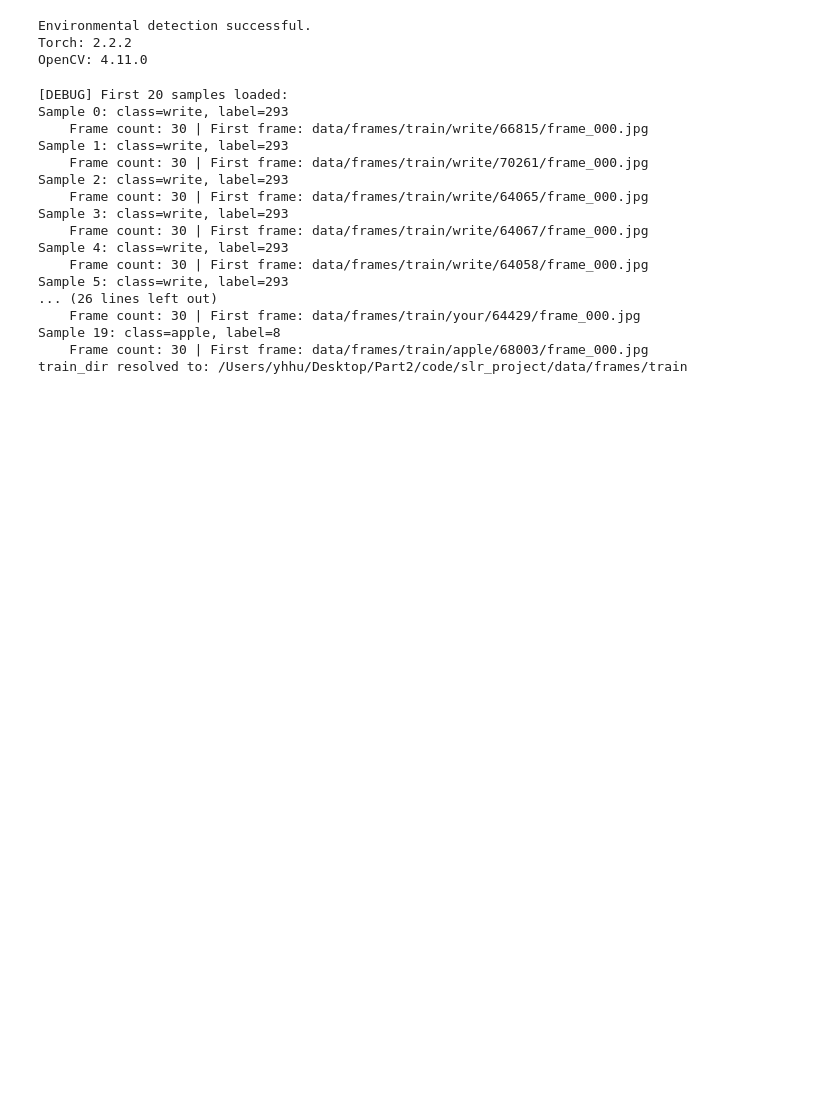
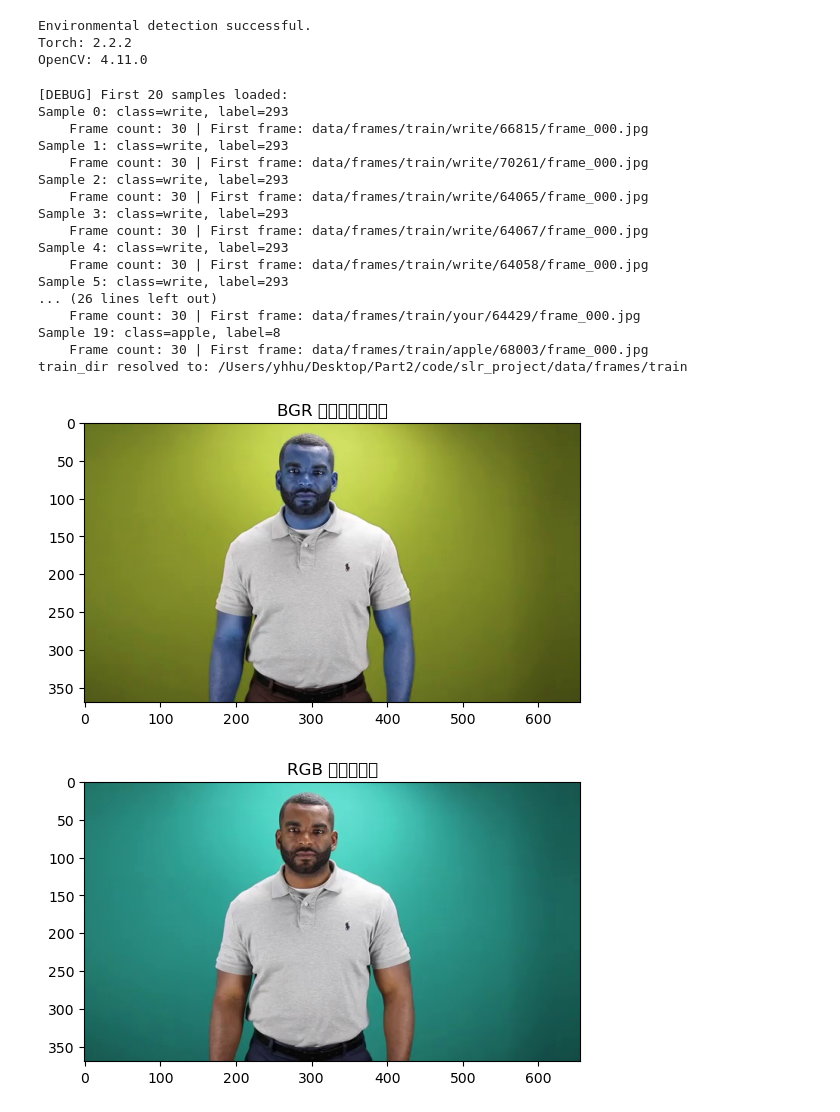
Before and after one commit to HaiYanHUHU/slr_project_part2, a Jupyter notebook: debug.ipynb, the cells around one changed output. Drawn from its saved outputs; the diff is of its cells as text; code cells hidden in the pictures; blank space fills up the shorter version.

```diff
--- a/debug.ipynb
+++ b/debug.ipynb
@@ -49,3 +49,20 @@ Sample 5: class=write, label=293
 Sample 19: class=apple, label=8
     Frame count: 30 | First frame: data/frames/train/apple/68003/frame_000.jpg
 train_dir resolved to: /Users/yhhu/Desktop/Part2/code/slr_project/data/frames/train
+# %%
+import cv2
+import matplotlib.pyplot as plt
+
+path = "data/frames/train/write/66815/frame_000.jpg"
+image = cv2.imread(path)  # BGR
+plt.imshow(image)
+plt.title("BGR")
+plt.show()
+
+image_rgb = cv2.cvtColor(image, cv2.COLOR_BGR2RGB)
+plt.imshow(image_rgb)
+plt.title("RGB")
+plt.show()
+# %% [output]
+[figure, added]
+[figure, added]
```
Also changed, not shown: 12 other files.
